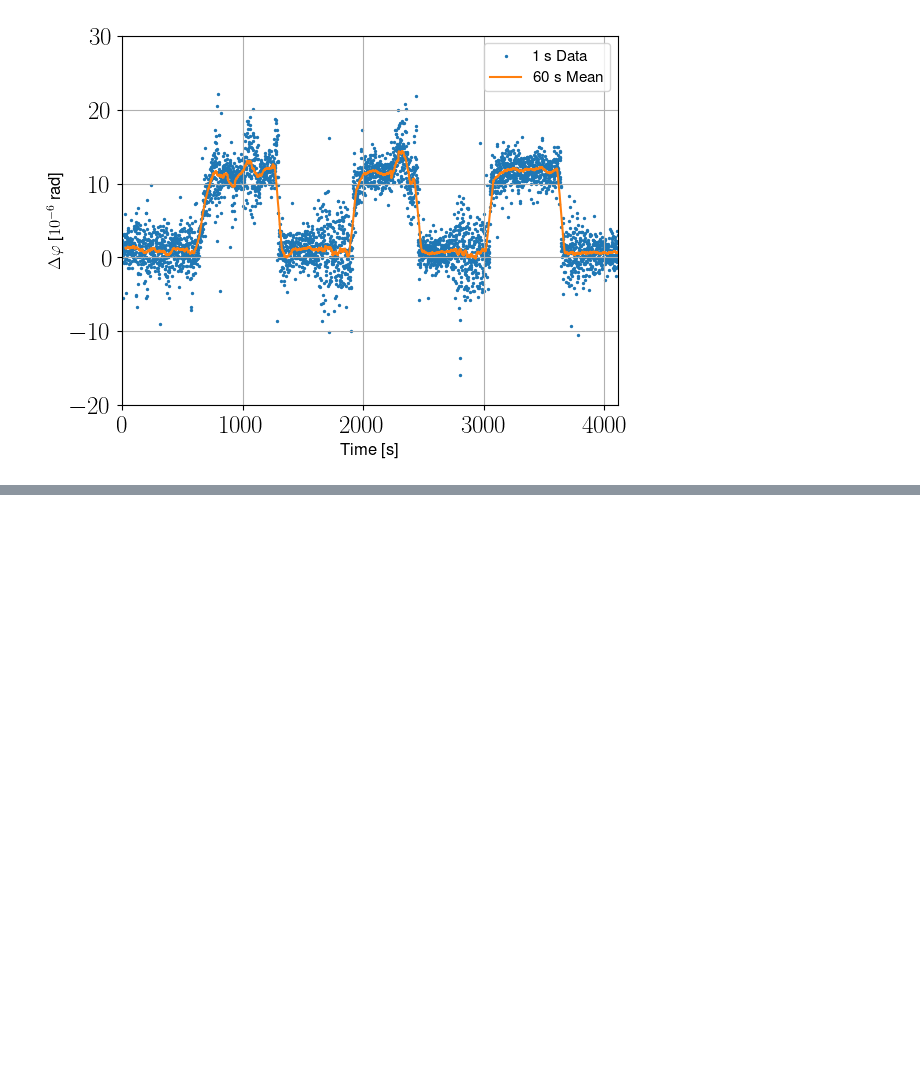
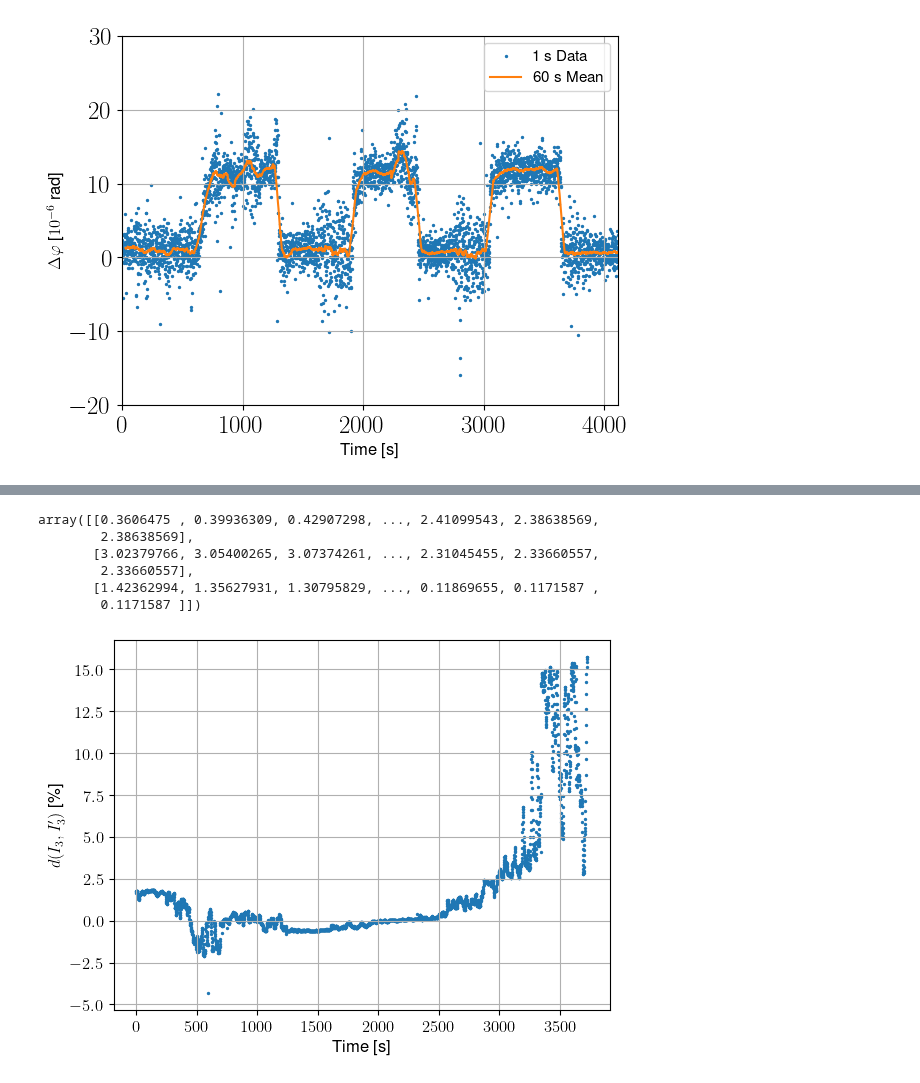
Before and after one commit to bilaljo/MiniPTI, a Jupyter notebook: notebooks/pti.ipynb, the cells around one changed output, grey strips where cells are left out. Cells and saved outputs as stored; diff of their text form; code cells hidden in the pictures; blank space fills up the shorter version.

```diff
--- a/notebooks/pti.ipynb
+++ b/notebooks/pti.ipynb
@@ -4,7 +4,7 @@ import numpy as np
 from matplotlib import pyplot as plt
 # %%
 plt.rcParams['text.usetex'] = True
-plt.rcParams['font.size'] = 18
+plt.rcParams['font.size'] = 12
 plt.rc('font', family='Helvetica')
 # %%
 decimation_data_comercial = pd.read_csv("data/Decimation_Comercial.csv")
@@ -158,3 +158,6 @@ plt.legend(fontsize=11)
 plt.show()
 # %% [output]
 [figure]
+# %%
+parameters = pd.read_csv("../minipti/configs/settings.csv", index_col="Setting")
+parameters
@@ -160,0 +171,20 @@ plt.show()
+# %%
+intensity_fs = np.array([parameters.loc["Amplitude [V]"][i] * np.cos(pti_inversion_comercial["Interferometric Phase"] - np.deg2rad(parameters.loc["Output Phases [deg]"][i]))  + parameters.loc["Offset [V]"][i] for i in range(3)])
+intensity_fs
+# %% [output]
+array([[0.3606475 , 0.39936309, 0.42907298, ..., 2.41099543, 2.38638569,
+        2.38638569],
+       [3.02379766, 3.05400265, 3.07374261, ..., 2.31045455, 2.33660557,
+        2.33660557],
+       [1.42362994, 1.35627931, 1.30795829, ..., 0.11869655, 0.1171587 ,
+        0.1171587 ]])
+# %%
+error = np.array([(intensity_fs[i] - decimation_data_comercial[f"DC CH{1 + i}"]) / decimation_data_comercial[f"DC CH{1 + i}"] * 100 for i in range(3)])
+# %%
+plt.scatter(range(len(error[2])), error[2], s=2)
+plt.grid()
+plt.xlabel("Time [s]")
+plt.ylabel(r"$d(I_3, I_3')$ [\%]")
+plt.savefig("fs_time_error.pdf", bbox_inches='tight')
+# %% [output]
+[figure, added]
```
Also changed, not shown: parts of 7 cells of this notebook, 7 other files.
